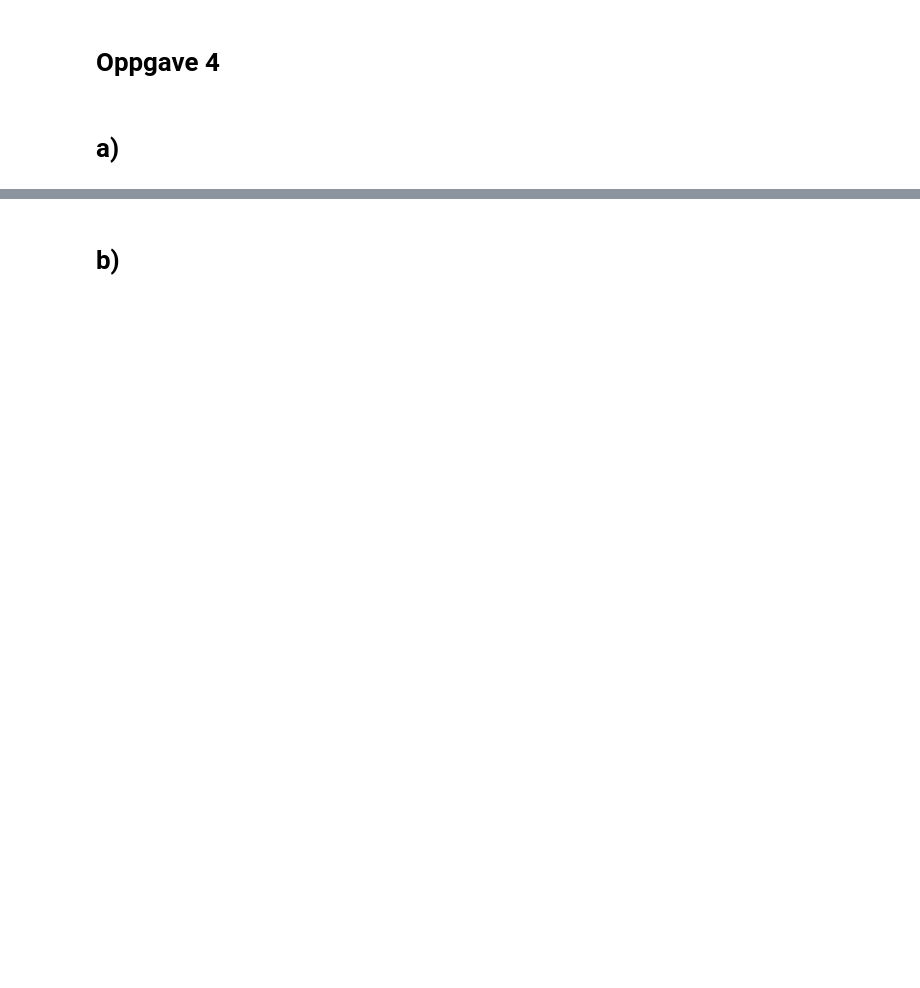
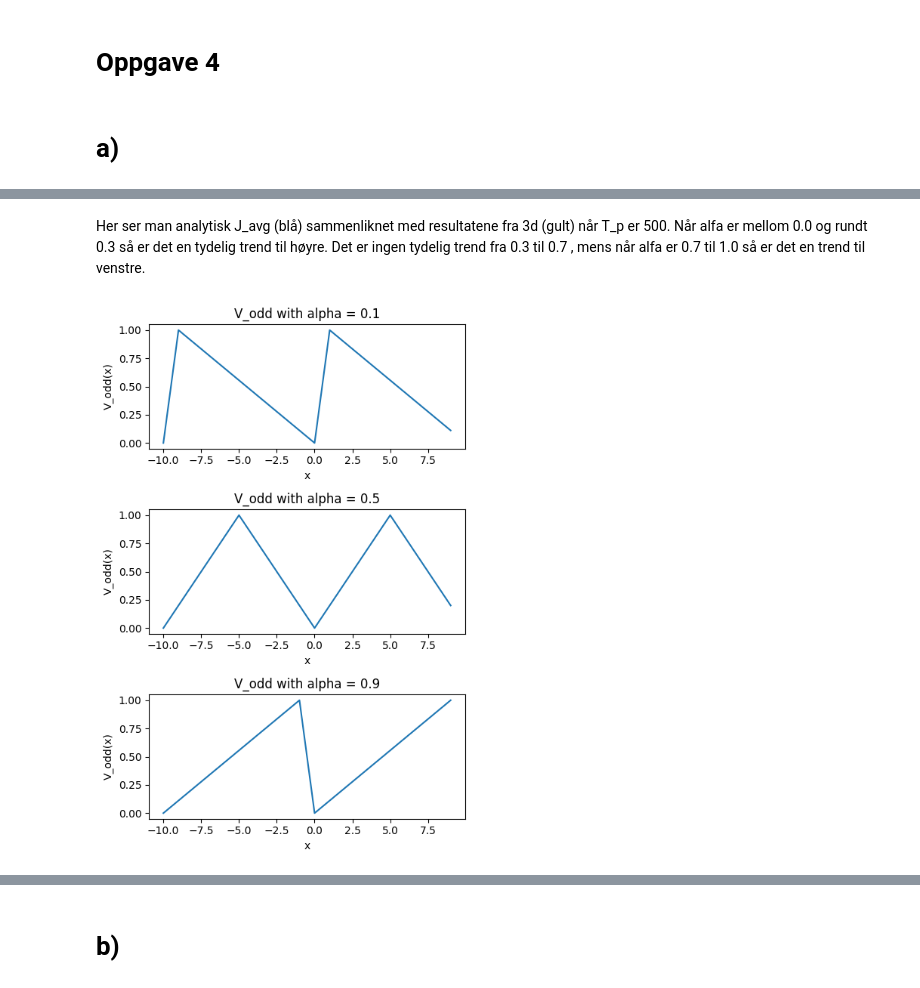
Before and after one commit to marieke-vaske/VitBer-BioFys, a Jupyter notebook: Prosjekt - oppgave 4.ipynb, the cells around one changed output, grey strips where cells are left out. Saved outputs shown, nothing was run; the diff lists cells and outputs as text; code cells hidden in the pictures; blank space fills up the shorter version.

```diff
--- a/Prosjekt - oppgave 4.ipynb
+++ b/Prosjekt - oppgave 4.ipynb
@@ -123,0 +149,19 @@ plt.show()
+# %% [markdown]
+Her ser man analytisk J_avg (blå) sammenliknet med resultatene fra 3d (gult) når T_p er 500.
+Når alfa er mellom 0.0 og rundt 0.3 så er det en tydelig trend til høyre. Det er ingen tydelig trend fra 0.3 til 0.7 , mens  når alfa er 0.7 til 1.0 så er det en trend til venstre.
+# %%
+fig, axs = plt.subplots(3, 1, figsize=(5, 7.5))
+
+alphas = [0.1, 0.5, 0.9]
+x_values = np.arange(-N_x, N_x)
+
+for i, alpha in enumerate(alphas):
+    axs[i].plot(x_values, [V_odd(x, alpha) for x in x_values])
+    axs[i].set_title(f'V_odd with alpha = {alpha}')
+    axs[i].set_xlabel('x')
+    axs[i].set_ylabel('V_odd(x)')
+
+plt.tight_layout()
+plt.show()
+# %% [output]
+[figure, added]
```
Also changed, not shown: parts of 8 cells of this notebook.
